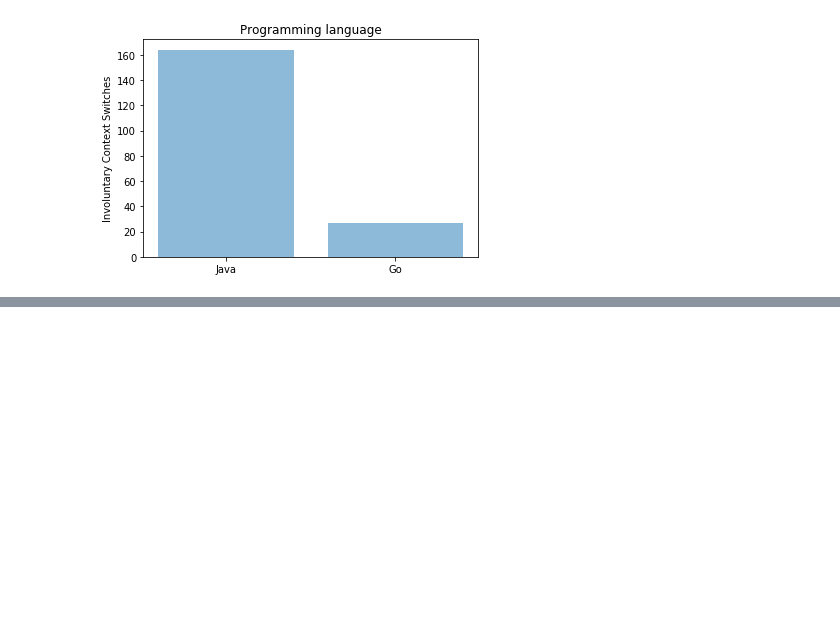
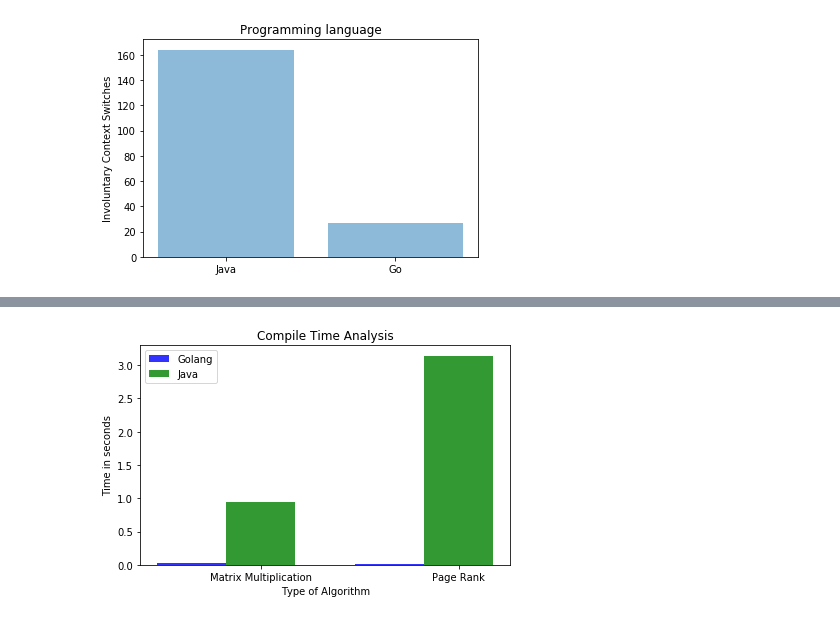
Before and after one commit to abhinavpy/SE-Mini-Project-Spring-2019, a Jupyter notebook: Graphs_Experimental.ipynb, the cells around one changed output, grey strips where cells are left out. Cells and saved outputs as stored; diff of their text form; code cells hidden in the pictures; blank space fills up the shorter version.

```diff
--- a/Graphs_Experimental.ipynb
+++ b/Graphs_Experimental.ipynb
@@ -152,0 +226,36 @@ plt.show()
+# %%
+import numpy as np
+import matplotlib.pyplot as plt
+
+# data to plot
+n_groups = 2
+means_frank = (0.02, 0.01)
+means_guido = (0.94, 3.14)
+
+# create plot
+fig, ax = plt.subplots()
+index = np.arange(n_groups)
+bar_width = 0.35
+opacity = 0.8
+
+rects1 = plt.bar(index, means_frank, bar_width,
+alpha=opacity,
+color='b',
+label='Golang')
+
+rects2 = plt.bar(index + bar_width, means_guido, bar_width,
+alpha=opacity,
+color='g',
+label='Java')
+
+plt.xlabel('Type of Algorithm')
+plt.ylabel('Time in seconds')
+plt.title('Compile Time Analysis')
+plt.xticks(index + bar_width, ('Matrix Multiplication', 'Page Rank'))
+plt.legend()
+
+plt.tight_layout()
+plt.savefig('compile_time_analysis_both_algos.png')
+plt.show()
+# %% [output]
+[figure, added]
```
Also changed, not shown: parts of 3 cells of this notebook, 8 other files.
